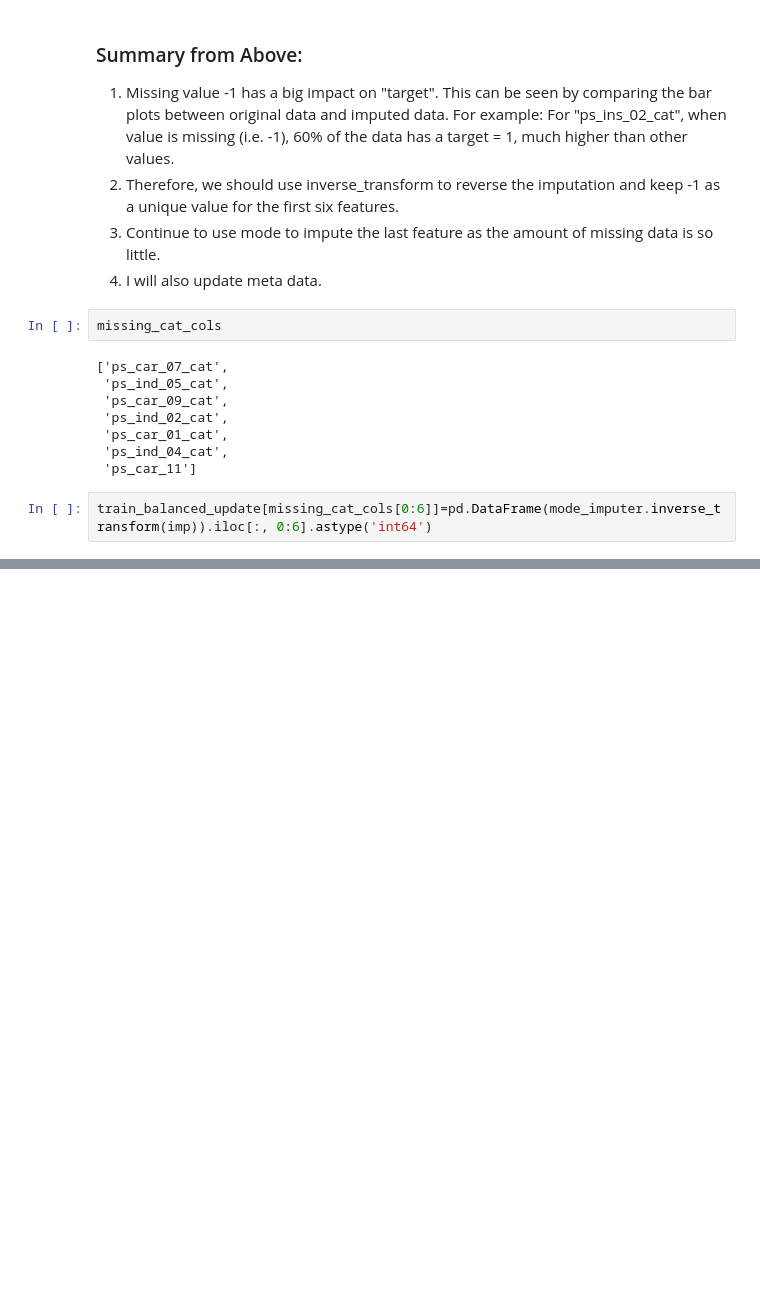
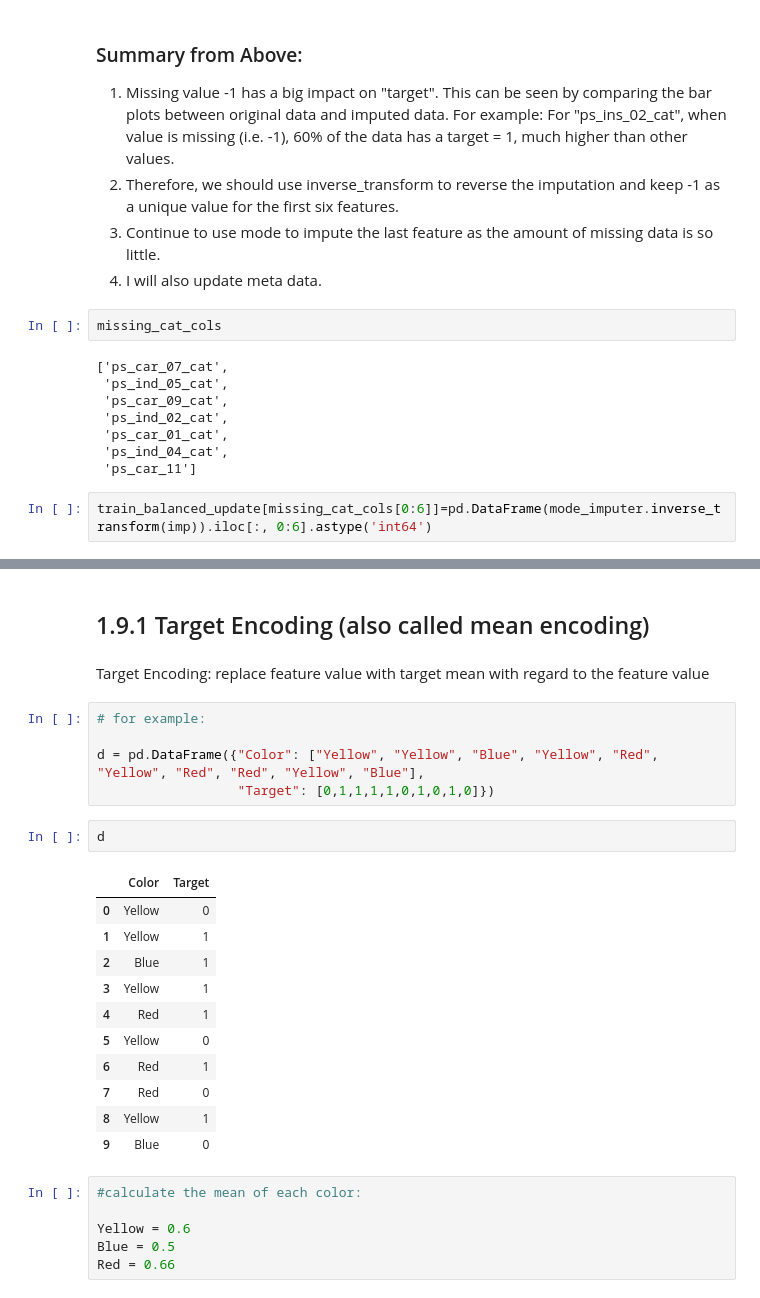
Before and after one commit to nichowu/Porto-Seguro-Safe-Driver-Prediction, a Jupyter notebook: porto-seguro-safe-driving-main.ipynb, the cells around one changed output, grey strips where cells are left out. Cells and saved outputs as stored; diff of their text form; blank space fills up the shorter version.

```diff
--- a/porto-seguro-safe-driving-main.ipynb
+++ b/porto-seguro-safe-driving-main.ipynb
@@ -984,0 +1026,29 @@ train_balanced_update[missing_cat_cols[0:6]]=pd.DataFrame(mode_imputer.inverse_t
+# %% [markdown]
+## 1.9.1 Target Encoding (also called mean encoding)
+# %% [markdown]
+Target Encoding: replace feature value with target mean with regard to the feature value
+# %%
+# for example:
+
+d = pd.DataFrame({"Color": ["Yellow", "Yellow", "Blue", "Yellow", "Red", "Yellow", "Red", "Red", "Yellow", "Blue"],
+                  "Target": [0,1,1,1,1,0,1,0,1,0]})
+# %%
+d
+# %% [output]
+|  | Color | Target |
+| 0 | Yellow | 0 |
+| 1 | Yellow | 1 |
+| 2 | Blue | 1 |
+| 3 | Yellow | 1 |
+| 4 | Red | 1 |
+| 5 | Yellow | 0 |
+| 6 | Red | 1 |
+| 7 | Red | 0 |
+| 8 | Yellow | 1 |
+| 9 | Blue | 0 |
+# %%
+#calculate the mean of each color:
+
+Yellow = 0.6
+Blue = 0.5
+Red = 0.66
```
Also changed, not shown: parts of 15 cells of this notebook.
